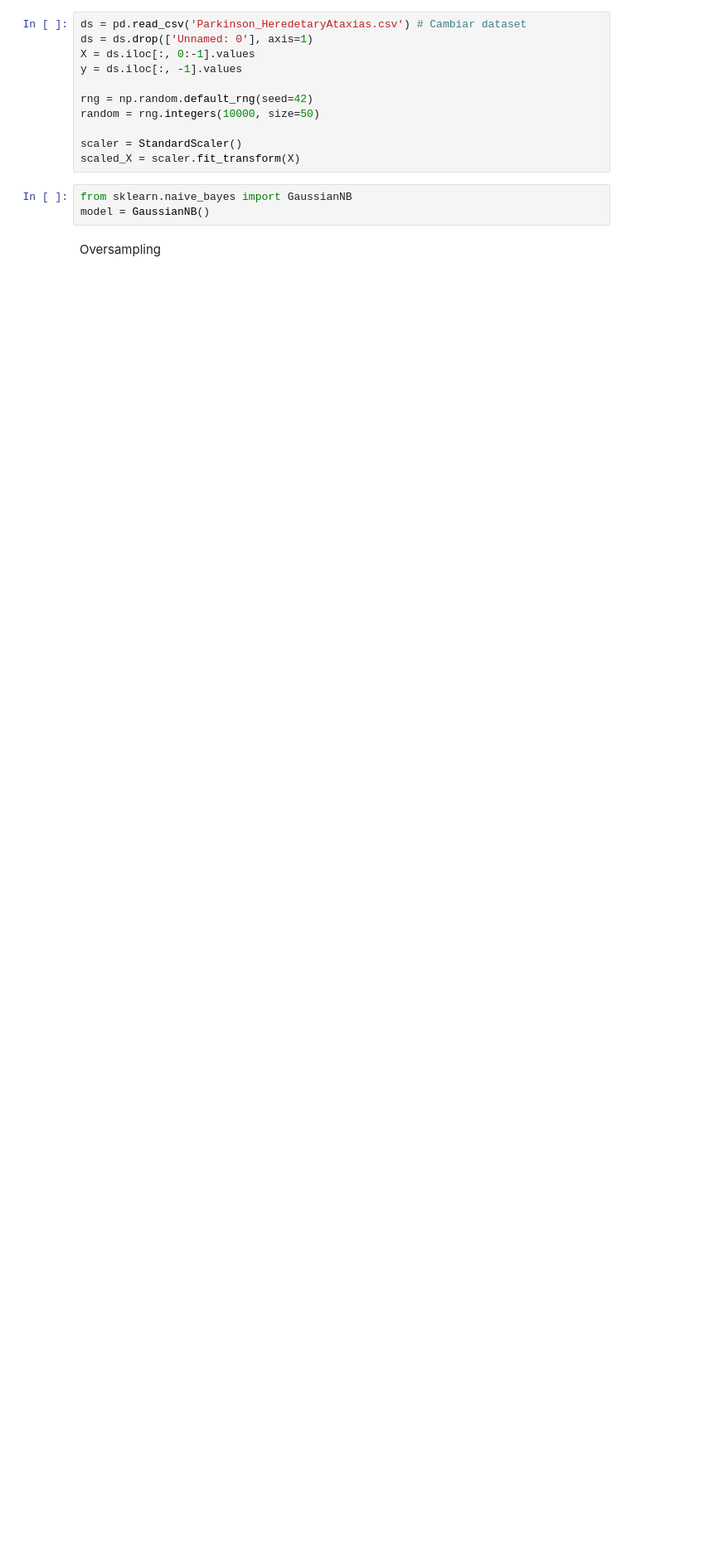
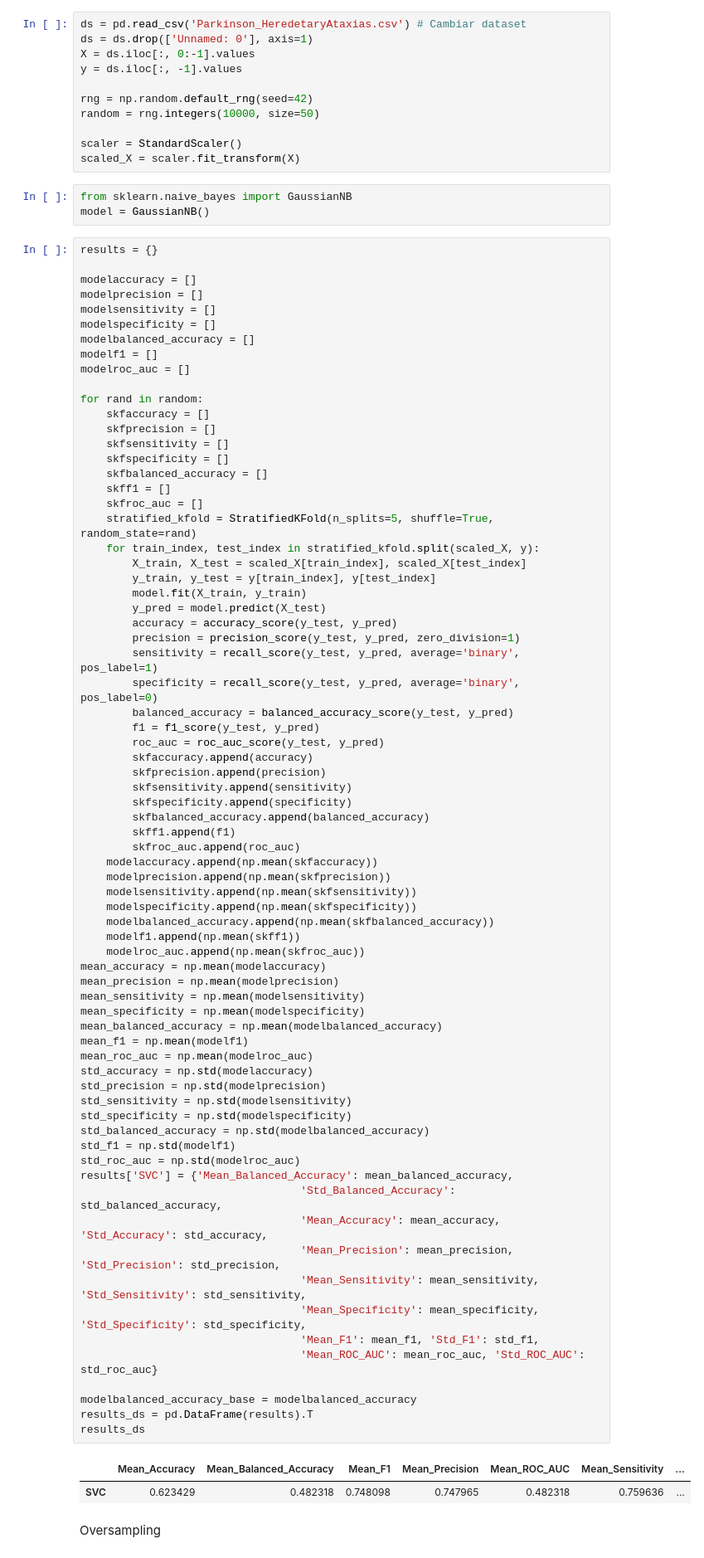
Before and after one commit to OsirisEscaL/Parkinson_Project, a Jupyter notebook: GaussianNB_Parkinson_HeredetaryAtaxias.ipynb, the cells around one changed output. Shown at 83% size. Cells and saved outputs as stored; diff of their text form; blank space fills up the shorter version.

```diff
--- a/GaussianNB_Parkinson_HeredetaryAtaxias.ipynb
+++ b/GaussianNB_Parkinson_HeredetaryAtaxias.ipynb
@@ -26,6 +26,81 @@ scaled_X = scaler.fit_transform(X)
 # %%
 from sklearn.naive_bayes import GaussianNB
 model = GaussianNB()
+# %%
+results = {}
+
+modelaccuracy = []
+modelprecision = []
+modelsensitivity = []
+modelspecificity = []
+modelbalanced_accuracy = []
+modelf1 = []
+modelroc_auc = []
+
+for rand in random:
+    skfaccuracy = []
+    skfprecision = []
+    skfsensitivity = []
+    skfspecificity = []
+    skfbalanced_accuracy = []
+    skff1 = []
+    skfroc_auc = []
+    stratified_kfold = StratifiedKFold(n_splits=5, shuffle=True, random_state=rand)
+    for train_index, test_index in stratified_kfold.split(scaled_X, y):
+        X_train, X_test = scaled_X[train_index], scaled_X[test_index]
+        y_train, y_test = y[train_index], y[test_index]
+        model.fit(X_train, y_train)
+        y_pred = model.predict(X_test)
+        accuracy = accuracy_score(y_test, y_pred)
+        precision = precision_score(y_test, y_pred, zero_division=1)
+        sensitivity = recall_score(y_test, y_pred, average='binary', pos_label=1)
+        specificity = recall_score(y_test, y_pred, average='binary', pos_label=0)
+        balanced_accuracy = balanced_accuracy_score(y_test, y_pred)
+        f1 = f1_score(y_test, y_pred)
+        roc_auc = roc_auc_score(y_test, y_pred)
+        skfaccuracy.append(accuracy)
+        skfprecision.append(precision)
+        skfsensitivity.append(sensitivity)
+        skfspecificity.append(specificity)
+        skfbalanced_accuracy.append(balanced_accuracy)
+        skff1.append(f1)
+        skfroc_auc.append(roc_auc)
+    modelaccuracy.append(np.mean(skfaccuracy))
+    modelprecision.append(np.mean(skfprecision))
+    modelsensitivity.append(np.mean(skfsensitivity))
+    modelspecificity.append(np.mean(skfspecificity))
+    modelbalanced_accuracy.append(np.mean(skfbalanced_accuracy))
+    modelf1.append(np.mean(skff1))
+    modelroc_auc.append(np.mean(skfroc_auc))
+mean_accuracy = np.mean(modelaccuracy)
+mean_precision = np.mean(modelprecision)
+mean_sensitivity = np.mean(modelsensitivity)
+mean_specificity = np.mean(modelspecificity)
+mean_balanced_accuracy = np.mean(modelbalanced_accuracy)
+mean_f1 = np.mean(modelf1)
+mean_roc_auc = np.mean(modelroc_auc)
+std_accuracy = np.std(modelaccuracy)
+std_precision = np.std(modelprecision)
+std_sensitivity = np.std(modelsensitivity)
+std_specificity = np.std(modelspecificity)
+std_balanced_accuracy = np.std(modelbalanced_accuracy)
+std_f1 = np.std(modelf1)
+std_roc_auc = np.std(modelroc_auc)
+results['SVC'] = {'Mean_Balanced_Accuracy': mean_balanced_accuracy,
+                                  'Std_Balanced_Accuracy': std_balanced_accuracy,
+                                  'Mean_Accuracy': mean_accuracy, 'Std_Accuracy': std_accuracy,
+                                  'Mean_Precision': mean_precision, 'Std_Precision': std_precision,
+                                  'Mean_Sensitivity': mean_sensitivity, 'Std_Sensitivity': std_sensitivity,
+                                  'Mean_Specificity': mean_specificity, 'Std_Specificity': std_specificity,
+                                  'Mean_F1': mean_f1, 'Std_F1': std_f1,
+                                  'Mean_ROC_AUC': mean_roc_auc, 'Std_ROC_AUC': std_roc_auc}
+
+modelbalanced_accuracy_base = modelbalanced_accuracy
+results_ds = pd.DataFrame(results).T
+results_ds
+# %% [output]
+|  | Mean_Accuracy | Mean_Balanced_Accuracy | Mean_F1 | Mean_Precision | Mean_ROC_AUC | Mean_Sensitivity | ... |
+| SVC | 0.623429 | 0.482318 | 0.748098 | 0.747965 | 0.482318 | 0.759636 | ... |
 # %% [markdown]
 Oversampling
 # %%
```
Also changed, not shown: parts of 27 cells of this notebook.
